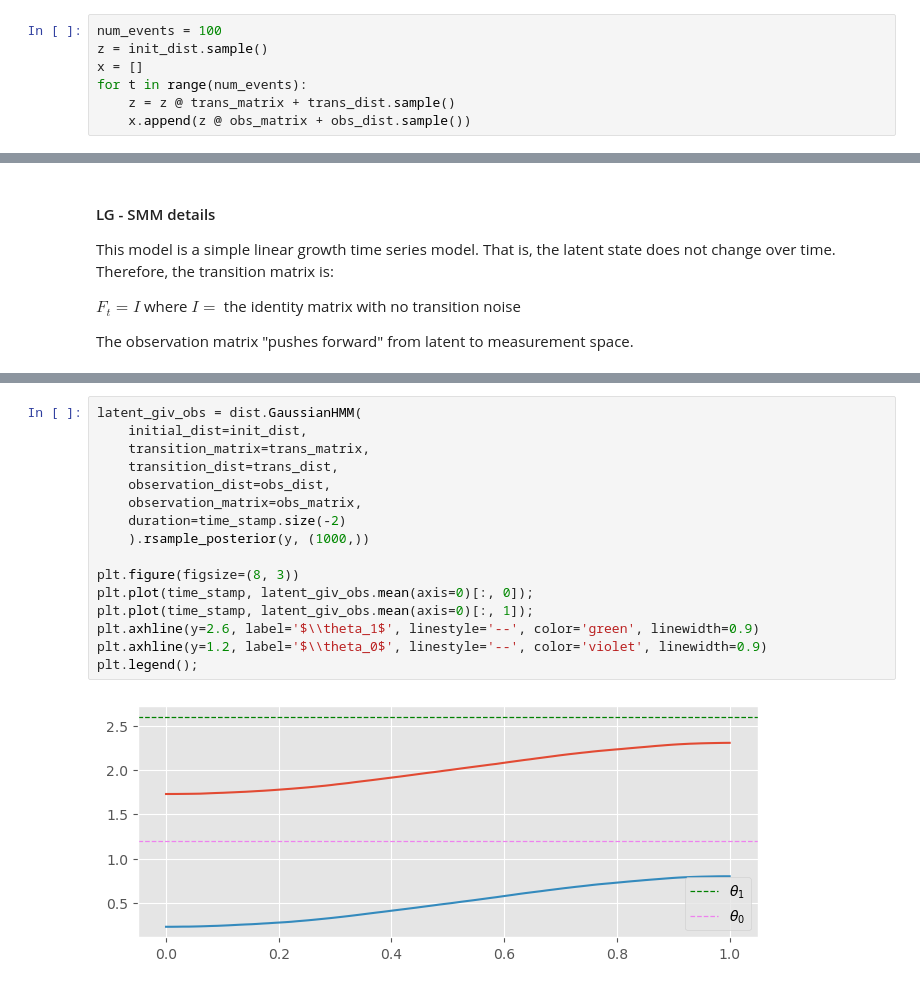
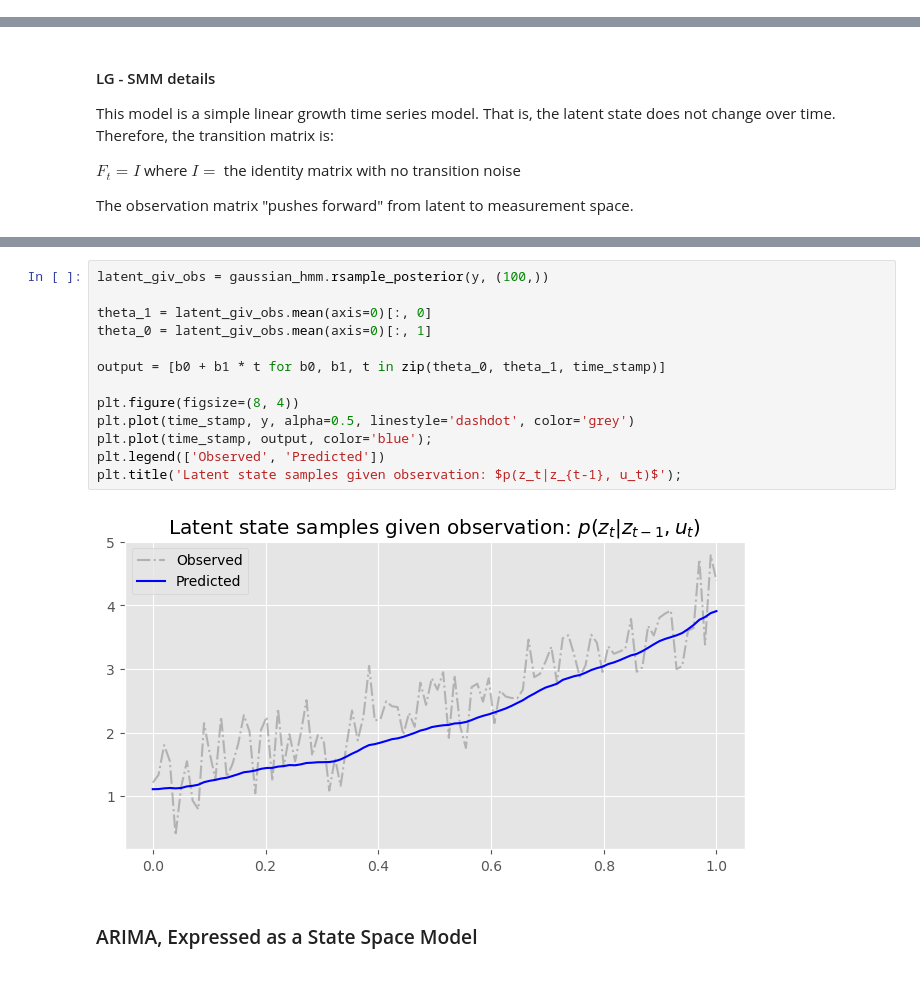
Before and after one commit to GStechschulte/books-with-code, a Jupyter notebook: bmcp/ch_6_pyro.ipynb, the cells around one changed output, grey strips where cells are left out. Drawn from its saved outputs; the diff is of its cells as text.

```diff
--- a/bmcp/ch_6_pyro.ipynb
+++ b/bmcp/ch_6_pyro.ipynb
@@ -509,7 +400,0 @@ trans_dist, obs_dist
-# %%
-num_events = 100
-z = init_dist.sample()
-x = []
-for t in range(num_events):
-    z = z @ trans_matrix + trans_dist.sample()
-    x.append(z @ obs_matrix + obs_dist.sample())
@@ -575,21 +458,20 @@ plt.ylabel(f'final state $\\theta_0$ mean: {lgsmm_filter[:, 1].mean():.3f}');
-# %%
-latent_giv_obs = dist.GaussianHMM(
-    initial_dist=init_dist,
-    transition_matrix=trans_matrix,
-    transition_dist=trans_dist,
-    observation_dist=obs_dist,
-    observation_matrix=obs_matrix,
-    duration=time_stamp.size(-2)
-    ).rsample_posterior(y, (1000,))
-
-plt.figure(figsize=(8, 3))
-plt.plot(time_stamp, latent_giv_obs.mean(axis=0)[:, 0]);
-plt.plot(time_stamp, latent_giv_obs.mean(axis=0)[:, 1]);
-plt.axhline(y=2.6, label='$\\theta_1$', linestyle='--', color='green', linewidth=0.9)
-plt.axhline(y=1.2, label='$\\theta_0$', linestyle='--', color='violet', linewidth=0.9)
-plt.legend();
-# %% [output]
-[figure, removed]
+# %%
+latent_giv_obs = gaussian_hmm.rsample_posterior(y, (100,))
+
+theta_1 = latent_giv_obs.mean(axis=0)[:, 0]
+theta_0 = latent_giv_obs.mean(axis=0)[:, 1]
+
+output = [b0 + b1 * t for b0, b1, t in zip(theta_0, theta_1, time_stamp)]
+
+plt.figure(figsize=(8, 4))
+plt.plot(time_stamp, y, alpha=0.5, linestyle='dashdot', color='grey')
+plt.plot(time_stamp, output, color='blue');
+plt.legend(['Observed', 'Predicted'])
+plt.title('Latent state samples given observation: $p(z_t|z_{t-1}, u_t)$');
+# %% [output]
+[figure, added]
+# %% [markdown]
+### ARIMA, Expressed as a State Space Model
 # %%
 class LGSMM(ForecastingModel):
     def model(self, zero_data, covariates):
```
Also changed, not shown: parts of 49 cells of this notebook.
